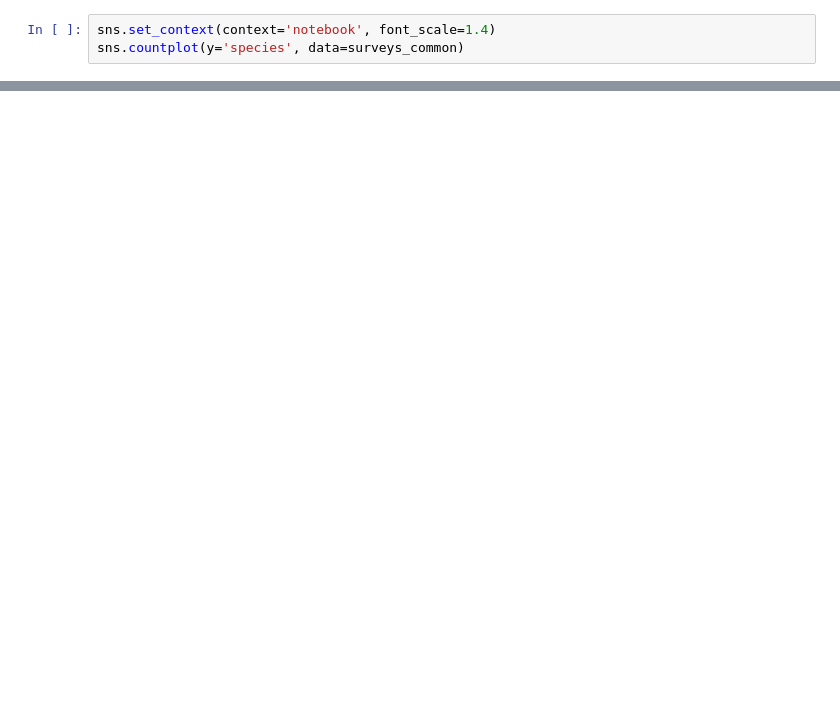
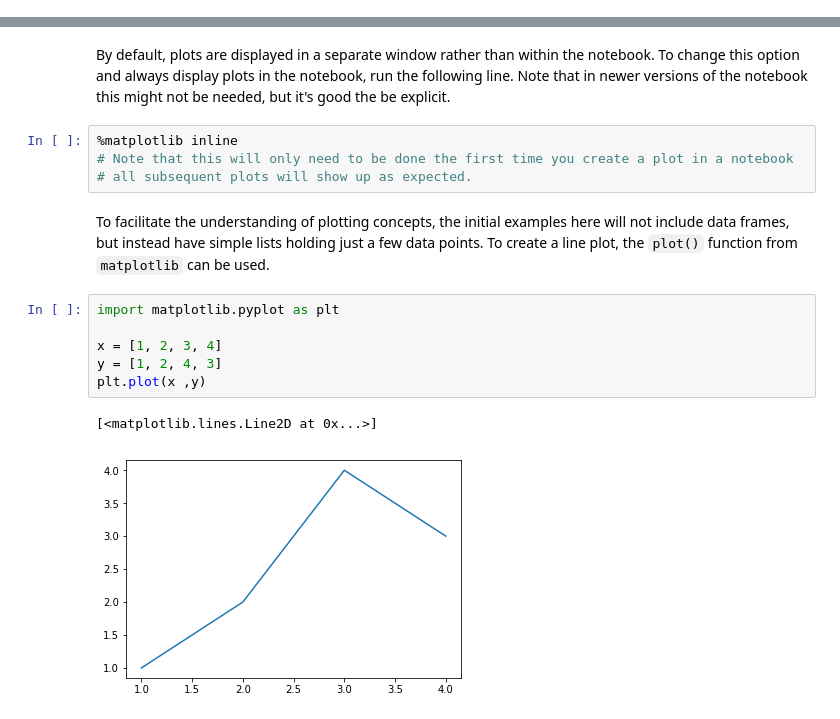
Before and after one commit to UofTCoders/2018-09-10-utoronto, a Jupyter notebook: code/3-data-wrangling-and-viz.ipynb, the cells around one changed output, grey strips where cells are left out. Drawn from its saved outputs; the diff is of its cells as text; blank space fills up the shorter version.

```diff
--- a/code/3-data-wrangling-and-viz.ipynb
+++ b/code/3-data-wrangling-and-viz.ipynb
@@ -254,3 +0,0 @@ These option changes will apply to all plots made from now on. Think of it as ch
-# %%
-sns.set_context(context='notebook', font_scale=1.4)
-sns.countplot(y='species', data=surveys_common)
@@ -823,0 +130,18 @@ g.set_titles('{col_name}', y=0.9) #`y` adjusts the relative y-position of the ti
+# %% [markdown]
+By default, plots are displayed in a separate window rather than within the notebook. To change this option and always display plots in the notebook, run the following line. Note that in newer versions of the notebook this might not be needed, but it's good the be explicit.
+# %%
+%matplotlib inline
+# Note that this will only need to be done the first time you create a plot in a notebook
+# all subsequent plots will show up as expected.
+# %% [markdown]
+To facilitate the understanding of plotting concepts, the initial examples here will not include data frames, but instead have simple lists holding just a few data points.
+To create a line plot, the `plot()` function from `matplotlib` can be used.
+# %%
+import matplotlib.pyplot as plt
+
+x = [1, 2, 3, 4]
+y = [1, 2, 4, 3]
+plt.plot(x ,y)
+# %% [output]
+[<matplotlib.lines.Line2D at 0x...>]
+[figure, added]
```
Also changed, not shown: parts of 291 cells of this notebook.
